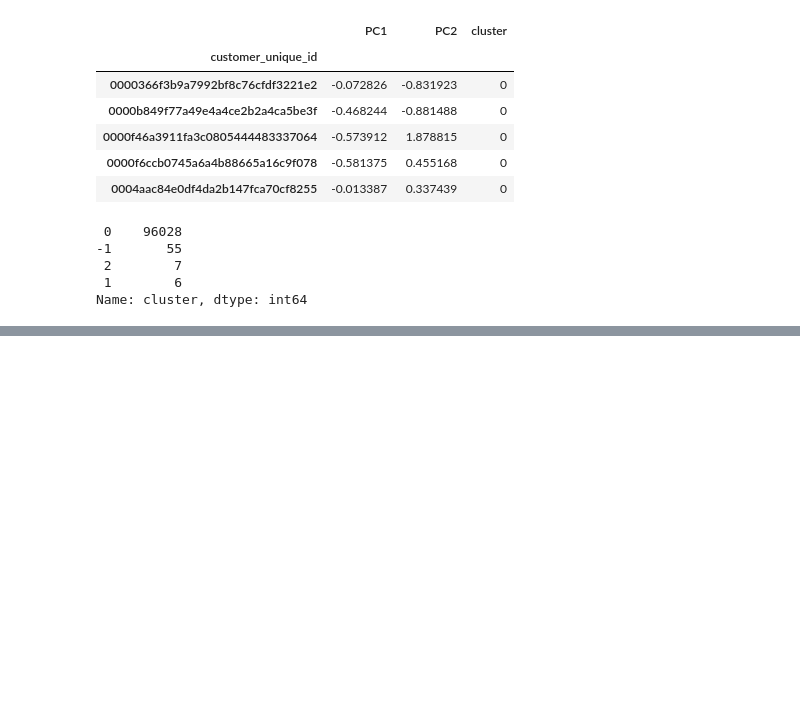
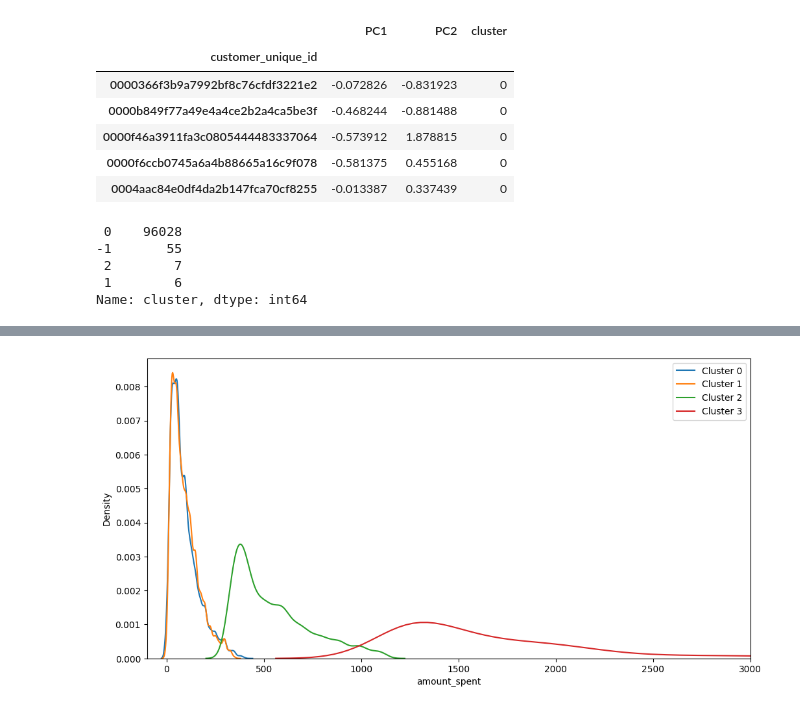
Before and after one commit to ThomasMeb/Projet_4, a Jupyter notebook: Mebarki_Thomas_notebook_essais_022023.ipynb, the cells around one changed output, grey strips where cells are left out. Cells and saved outputs as stored; diff of their text form; code cells hidden in the pictures; blank space fills up the shorter version.

```diff
--- a/Mebarki_Thomas_notebook_essais_022023.ipynb
+++ b/Mebarki_Thomas_notebook_essais_022023.ipynb
@@ -351,0 +407,12 @@ KMeans does not accept missing values encoded as NaN natively. For supervised le
+# %%
+#plot the distribution of amount_spent for each cluster
+plt.figure(figsize=(12,6))
+sns.kdeplot(data_2_cluster_0['amount_spent'], label='Cluster 0')
+sns.kdeplot(data_2_cluster_1['amount_spent'], label='Cluster 1')
+sns.kdeplot(data_2_cluster_2['amount_spent'], label='Cluster 2')
+sns.kdeplot(data_2_cluster_3['amount_spent'], label='Cluster 3')
+plt.legend()
+plt.xlim(-100, 3000)
+plt.show()
+# %% [output]
+[figure, added]
```
Also changed, not shown: parts of 19 cells of this notebook, 2 other files.
